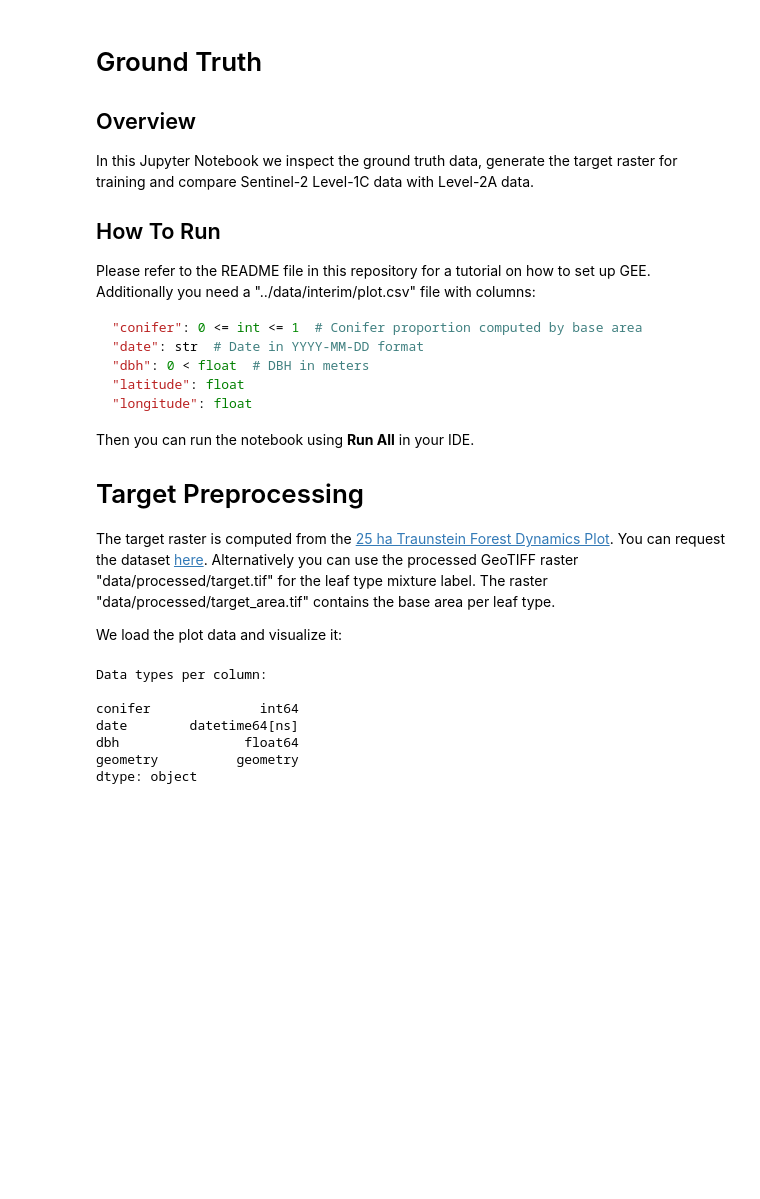
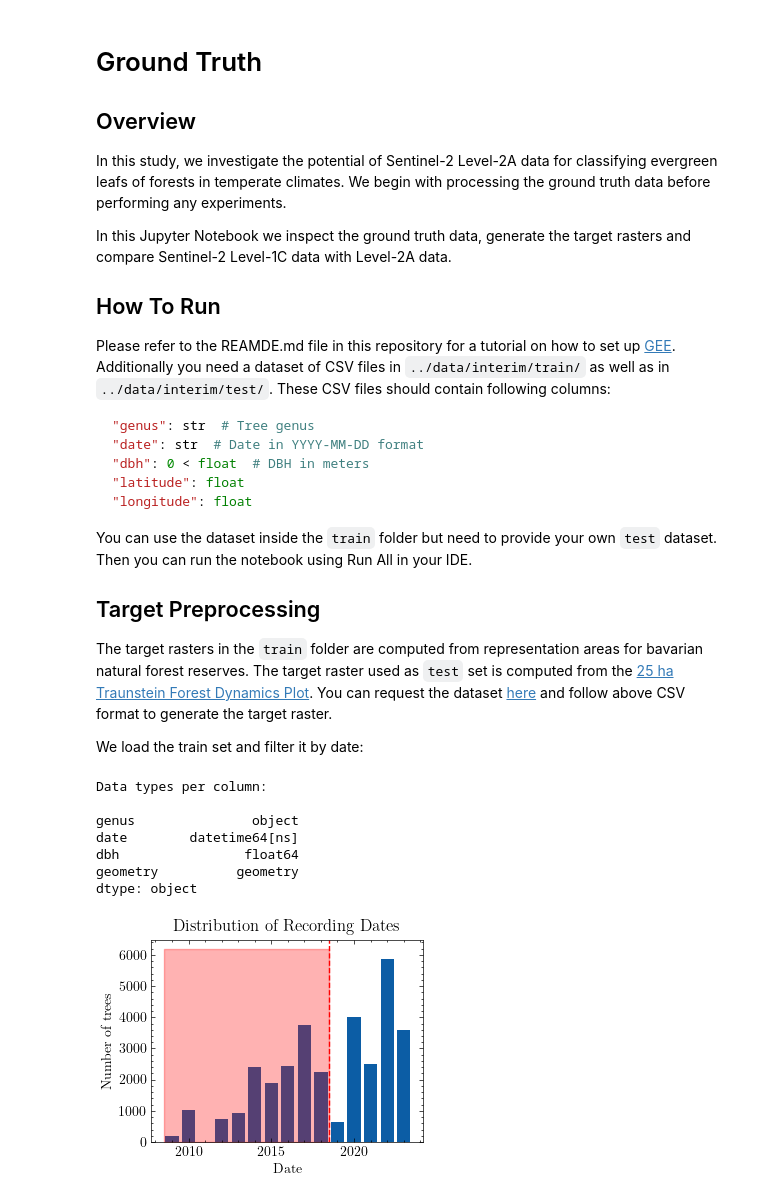
Before and after one commit to peter-hofinger/sentinel-leaf-classifier, a Jupyter notebook: notebooks/0-ground-truth.ipynb, the cells around one changed output. Cells and saved outputs as stored; diff of their text form; code cells hidden in the pictures; blank space fills up the shorter version.

````diff
--- a/notebooks/0-ground-truth.ipynb
+++ b/notebooks/0-ground-truth.ipynb
@@ -2,43 +2,92 @@
 # Ground Truth
 
 ## Overview
-In this Jupyter Notebook we inspect the ground truth data, generate the target raster for training and compare Sentinel-2 Level-1C data with Level-2A data.
+
+In this study, we investigate the potential of Sentinel-2 Level-2A data for classifying evergreen leafs of forests in temperate climates. We begin with processing the ground truth data before performing any experiments.
+
+In this Jupyter Notebook we inspect the ground truth data, generate the target rasters and compare Sentinel-2 Level-1C data with Level-2A data.
 
 ## How To Run
-Please refer to the README file in this repository for a tutorial on how to set up GEE. Additionally you need a "../data/interim/plot.csv" file with columns:
+
+Please refer to the REAMDE.md file in this repository for a tutorial on how to set up [GEE](https://developers.google.com/earth-engine/tutorials/community/intro-to-python-api). Additionally you need a dataset of CSV files in `../data/interim/train/` as well as in `../data/interim/test/`. These CSV files should contain following columns:
 ```python
-"conifer": 0 <= int <= 1  # Conifer proportion computed by base area
+"genus": str  # Tree genus
 "date": str  # Date in YYYY-MM-DD format
 "dbh": 0 < float  # DBH in meters
 "latitude": float
 "longitude": float
 ```
-Then you can run the notebook using **Run All** in your IDE.
+You can use the dataset inside the `train` folder but need to provide your own `test` dataset. Then you can run the notebook using Run All in your IDE.
 
-# Target Preprocessing
-The target raster is computed from the [25 ha Traunstein Forest Dynamics Plot](https://forestgeo.si.edu/sites/europe/traunstein). You can request the dataset [here](http://ctfs.si.edu/datarequest/index.php/request/form/31). Alternatively you can use the processed GeoTIFF raster "data/processed/target.tif" for the leaf type mixture label. The raster "data/processed/target_area.tif" contains the base area per leaf type.
+## Target Preprocessing
 
-We load the plot data and visualize it:
+The target rasters in the `train` folder are computed from representation areas for bavarian natural forest reserves. The target raster used as `test` set is computed from the [25 ha Traunstein Forest Dynamics Plot](https://forestgeo.si.edu/sites/europe/traunstein). You can request the dataset [here](http://ctfs.si.edu/datarequest/index.php/request/form/31) and follow above CSV format to generate the target raster.
+
+We load the train set and filter it by date:
 # %%
 # Load the data and convert it to a GeoDataFrame
+from logging import INFO
+from pathlib import Path
+from sys import stdout
+
+import geopandas as gpd
 import pandas as pd
-import geopandas as gpd
+from loguru import logger
 
-df = pd.read_csv("../data/interim/plot.csv", parse_dates=["date"])
+logger.configure(handlers=[{"sink": stdout, "format": "{message}", "level": INFO}])
 
-data = df.drop(["longitude", "latitude"], axis=1)
-geometry = gpd.points_from_xy(df["longitude"], df["latitude"])
+example_path = Path("../data/interim/train/95.csv")
+example = pd.read_csv(example_path, parse_dates=["date"])
+
+data = example.drop(["longitude", "latitude"], axis=1)
+geometry = gpd.points_from_xy(example["longitude"], example["latitude"])
 gdf = gpd.GeoDataFrame(data, crs="EPSG:4326", geometry=geometry)
 
 gdf = gdf.to_crs("EPSG:32633")
 
-print("Data types per column:\n")
-print(gdf.dtypes)
+logger.info("Data types per column:\n")
+logger.info(gdf.dtypes)
 # %% [output]
 Data types per column:
 
-conifer              int64
+genus               object
 date        datetime64[ns]
 dbh                float64
 geometry          geometry
 dtype: object
+# %%
+# Plot the distribution of the recording dates
+import matplotlib.pyplot as plt
+import pandas as pd
+import scienceplots  # noqa: F401
+from tqdm.notebook import tqdm
+
+from slc.visualize import save_fig
+
+plt.style.use("science")
+
+csv_paths = list(Path("../data/interim/train/").glob("*.csv"))
+dates = []
+for path in tqdm(csv_paths):
+    example = pd.read_csv(path, parse_dates=["date"])
+    dates.extend(example["date"])
+
+date_threshold = 2018.5
+
+fig, ax = plt.subplots()
+series = pd.Series(dates).dt.year.value_counts()
+series = series.reindex(range(series.index.min(), series.index.max() + 1), fill_value=0)
+plt.bar(series.index, series.values)
+
+ax.set_title("Distribution of Recording Dates")
+ax.set_xlabel("Date")
+ax.set_ylabel("Number of trees")
+
+ax.fill_betweenx(
+    ax.get_ylim(), date_threshold, series.index.min() - 0.5, color="red", alpha=0.3
+)
+ax.axvline(date_threshold, color="red", linestyle="--")
+
+save_fig(fig, f"../reports/figures/ground_truth/{ax.get_title()}.svg")
+# %% [output]
+[figure, added]
````
Also changed, not shown: parts of 15 cells of this notebook, 4 other files.
